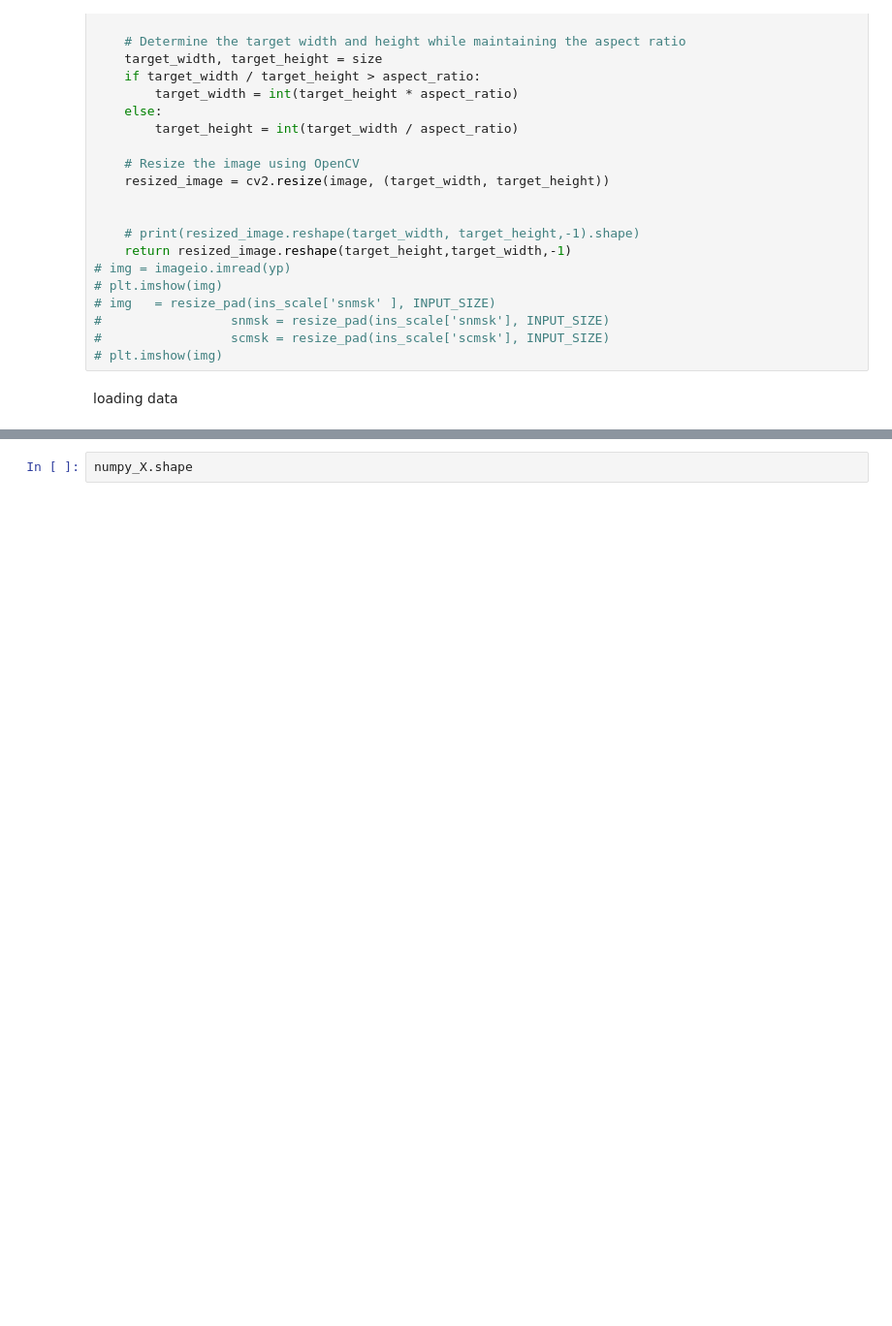
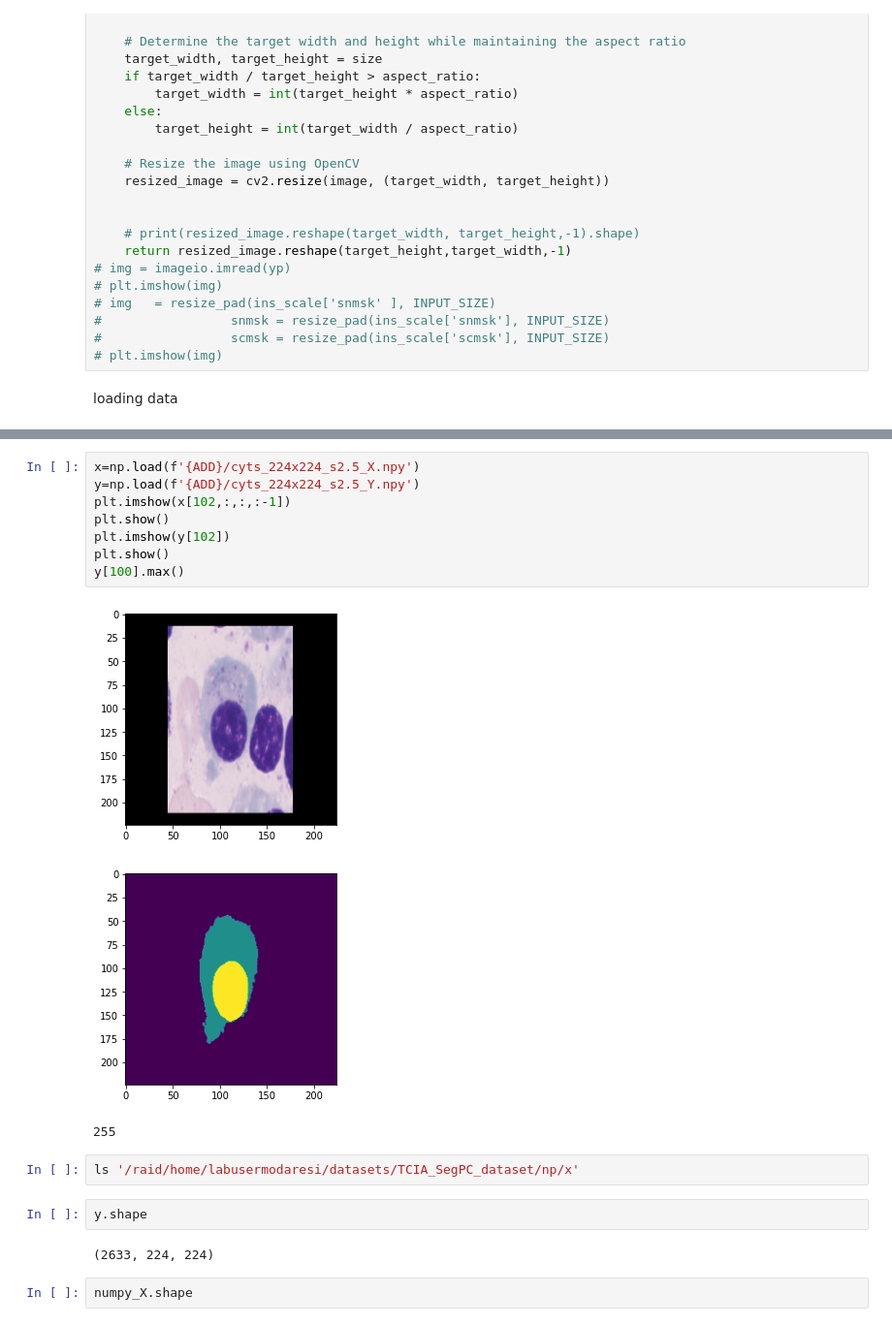
Before and after one commit to modaresimr/Awesome-U-Net, a Jupyter notebook: datasets/prepare_segpc.ipynb, the cells around one changed output, grey strips where cells are left out. Shown: that part at 97% size. Saved outputs shown, nothing was run; the diff lists cells and outputs as text; blank space fills up the shorter version.

```diff
--- a/datasets/prepare_segpc.ipynb
+++ b/datasets/prepare_segpc.ipynb
@@ -354,6 +356,24 @@ finished.
 saving X_te...
 saving Y_te...
 finished.
+# %%
+x=np.load(f'{ADD}/cyts_224x224_s2.5_X.npy')
+y=np.load(f'{ADD}/cyts_224x224_s2.5_Y.npy')
+plt.imshow(x[102,:,:,:-1])
+plt.show()
+plt.imshow(y[102])
+plt.show()
+y[100].max()
+# %% [output]
+[figure, added]
+[figure, added]
+255
+# %%
+ls '/raid/home/labusermodaresi/datasets/TCIA_SegPC_dataset/np/x'
+# %%
+y.shape
+# %% [output]
+(2633, 224, 224)
 # %%
 numpy_X.shape
 # %% [output]
```
Also changed, not shown: parts of 2 cells of this notebook, 27 other files.
